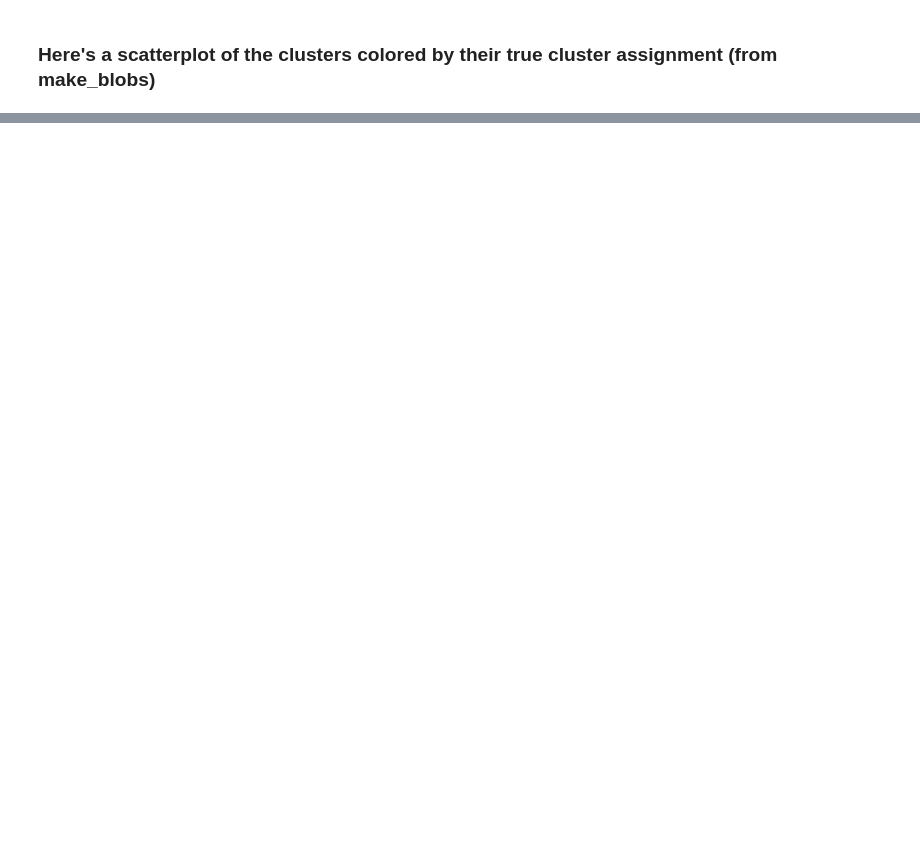
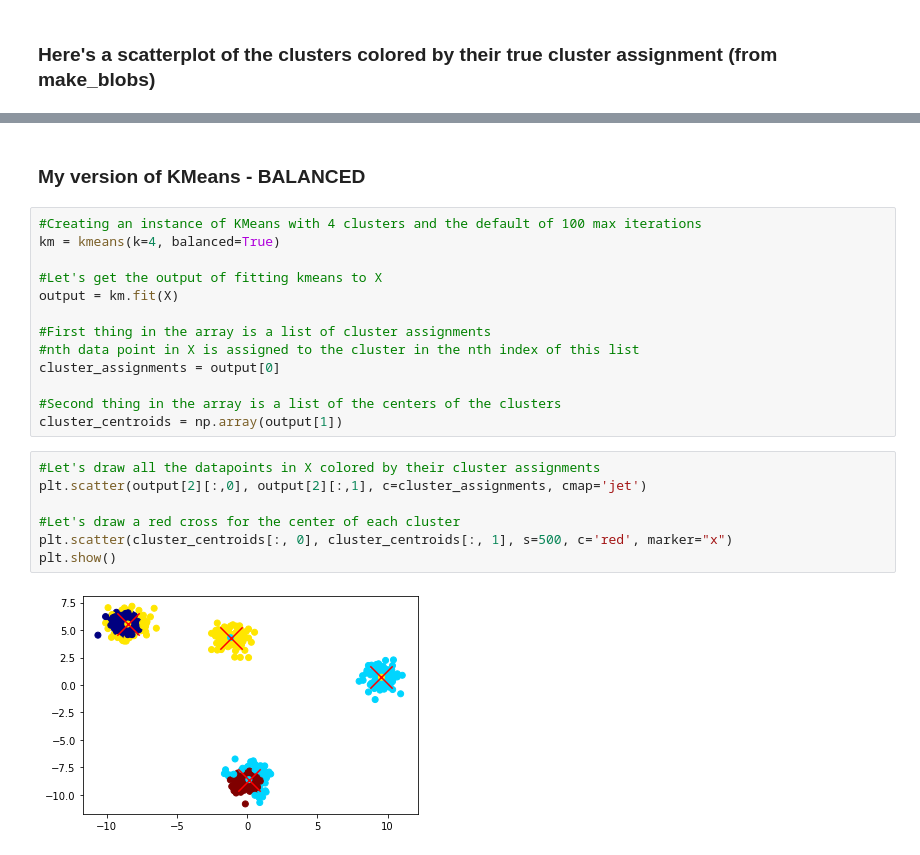
Before and after one commit to CS486-Fall2020/Clustering---KMeans, a Jupyter notebook: modules/Driver.ipynb, the cells around one changed output, grey strips where cells are left out. Drawn from its saved outputs; the diff is of its cells as text; blank space fills up the shorter version.

```diff
--- a/modules/Driver.ipynb
+++ b/modules/Driver.ipynb
@@ -69,0 +55,24 @@ cluster_assignments
+# %% [markdown]
+### My version of KMeans - BALANCED
+# %%
+#Creating an instance of KMeans with 4 clusters and the default of 100 max iterations
+km = kmeans(k=4, balanced=True)
+
+#Let's get the output of fitting kmeans to X
+output = km.fit(X)
+
+#First thing in the array is a list of cluster assignments
+#nth data point in X is assigned to the cluster in the nth index of this list
+cluster_assignments = output[0]
+
+#Second thing in the array is a list of the centers of the clusters
+cluster_centroids = np.array(output[1])
+# %%
+#Let's draw all the datapoints in X colored by their cluster assignments
+plt.scatter(output[2][:,0], output[2][:,1], c=cluster_assignments, cmap='jet')
+
+#Let's draw a red cross for the center of each cluster
+plt.scatter(cluster_centroids[:, 0], cluster_centroids[:, 1], s=500, c='red', marker="x")
+plt.show()
+# %% [output]
+[figure, added]
```
Also changed, not shown: parts of 11 cells of this notebook, 1 other file.
